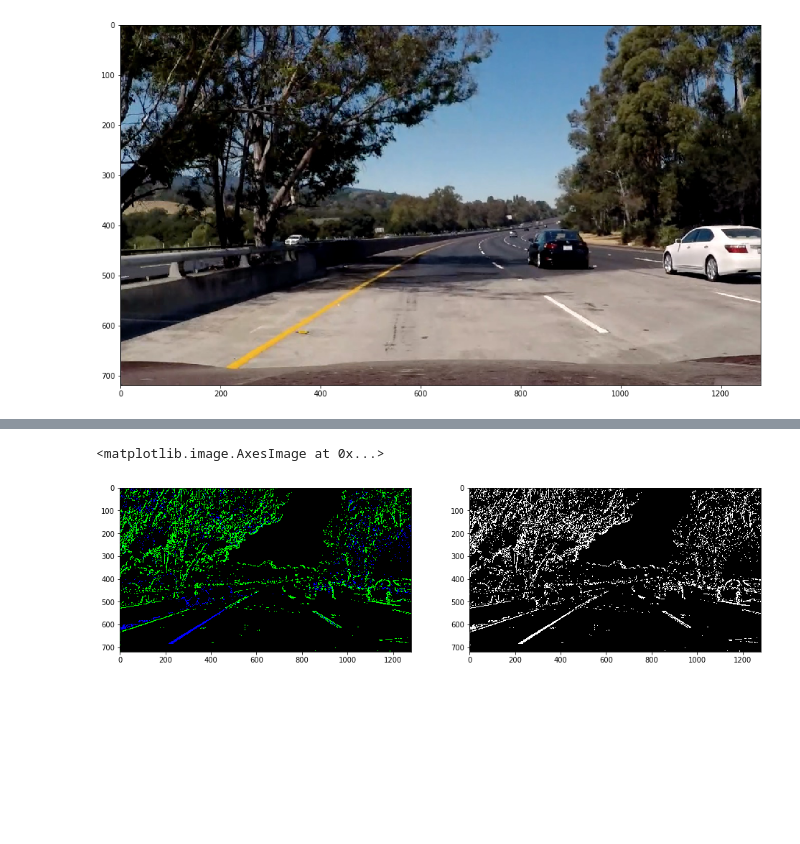
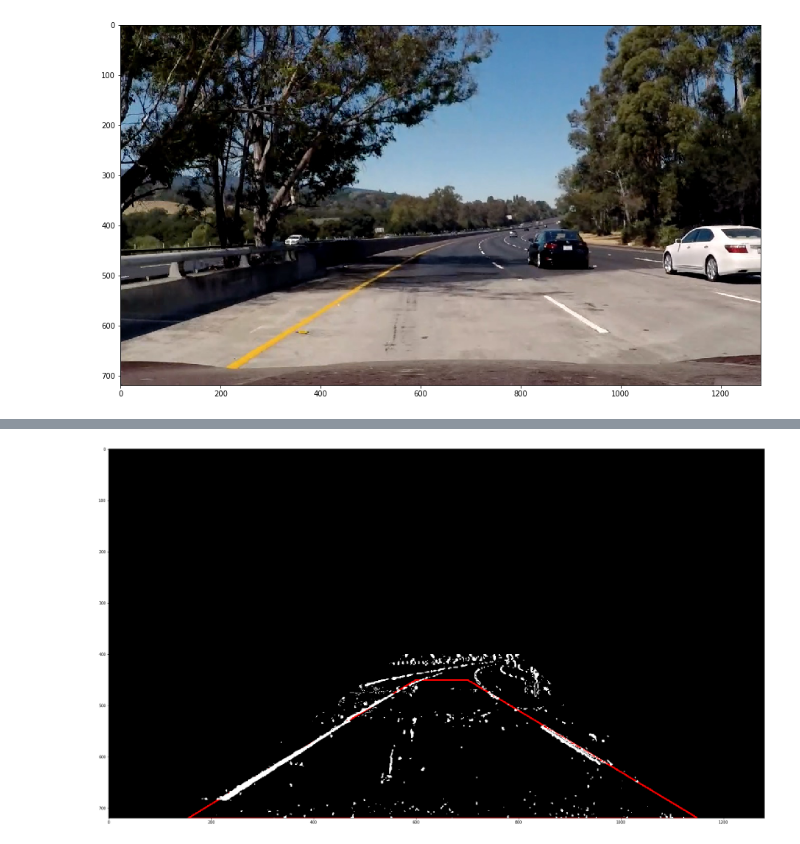
Before and after one commit to LiYan1988/camera-calibration, a Jupyter notebook: lab-2.ipynb, the cells around one changed output, grey strips where cells are left out. Cells and saved outputs as stored; diff of their text form; code cells hidden in the pictures; blank space fills up the shorter version.

```diff
--- a/lab-2.ipynb
+++ b/lab-2.ipynb
@@ -85,19 +106,16 @@ plt.show()
-# %%
-def mask_gradient_HLS(img):
-    mask_grad = mask_gradient(img)[0]
-    mask_s = mask_s_channel(img)
-    mask_combined = np.dstack([np.zeros_like(mask_grad), mask_grad * 255, mask_s * 255])
-    mask_combined_gray = np.zeros_like(mask_grad)
-    mask_combined_gray[(mask_grad==1) | (mask_s==1)] = 255
-
-    return mask_combined, mask_combined_gray
-
-mask_combined, mask_combined_gray = mask_gradient_HLS(img)
-plt.figure(figsize=(16, 9))
-plt.subplot(1, 2, 1)
-plt.imshow(mask_combined)
-plt.subplot(1, 2, 2)
-plt.imshow(mask_combined_gray, 'gray')
-# %% [output]
-<matplotlib.image.AxesImage at 0x...>
-[figure, removed]
+# %%
+trapezoid = np.zeros_like(img)
+src_pts = np.array([[155, 720], [600, 450], [700, 450], [1150, 720]])
+pts2 = np.array([[130, 720], [575, 400], [800, 400], [1150, 720]])
+cv2.polylines(trapezoid, [src_pts], True, (255, 0, 0), 2)
+mask_combined2 = np.tile(mask_combined, (3, 1, 1)).transpose((1, 2, 0))
+mask_combined2 = mask_combined2 * 255
+plt.figure(figsize=(32, 18))
+img_add = cv2.addWeighted(mask_combined2, 1, trapezoid, 1, 0)
+plt.imshow(img_add)
+img_poly = cv2.fillPoly(np.zeros_like(img_add), [pts2], [255, 255, 255])
+img_poly = cv2.bitwise_and(img_poly, img_add)
+plt.imshow(img_poly)
+plt.show()
+# %% [output]
+[figure, added]
```
Also changed, not shown: parts of 8 cells of this notebook.
